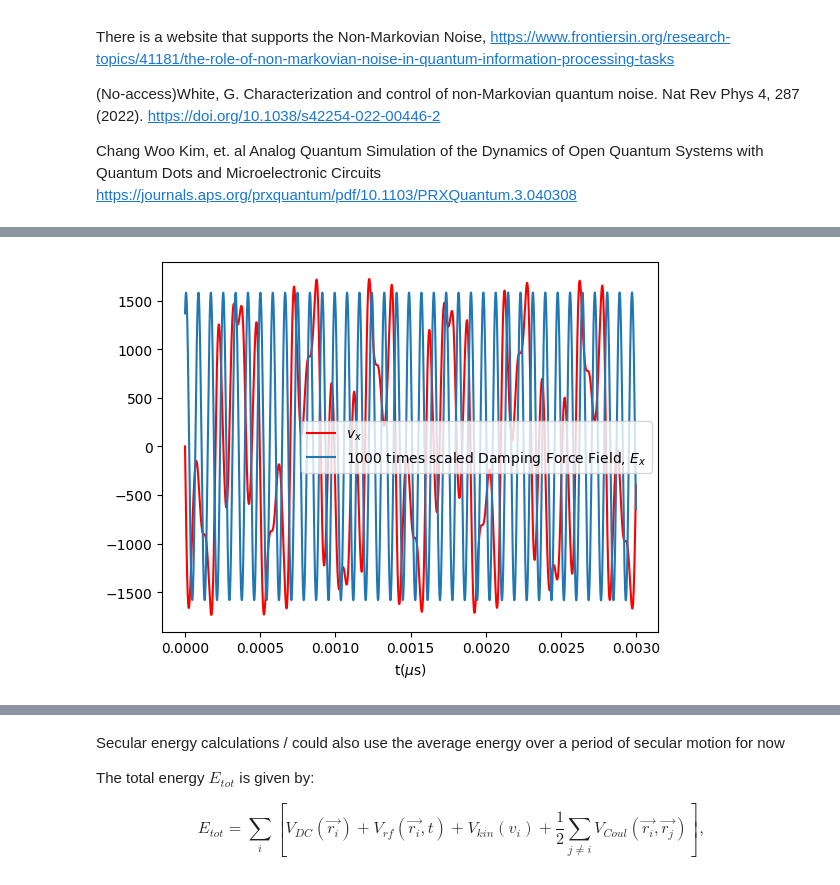
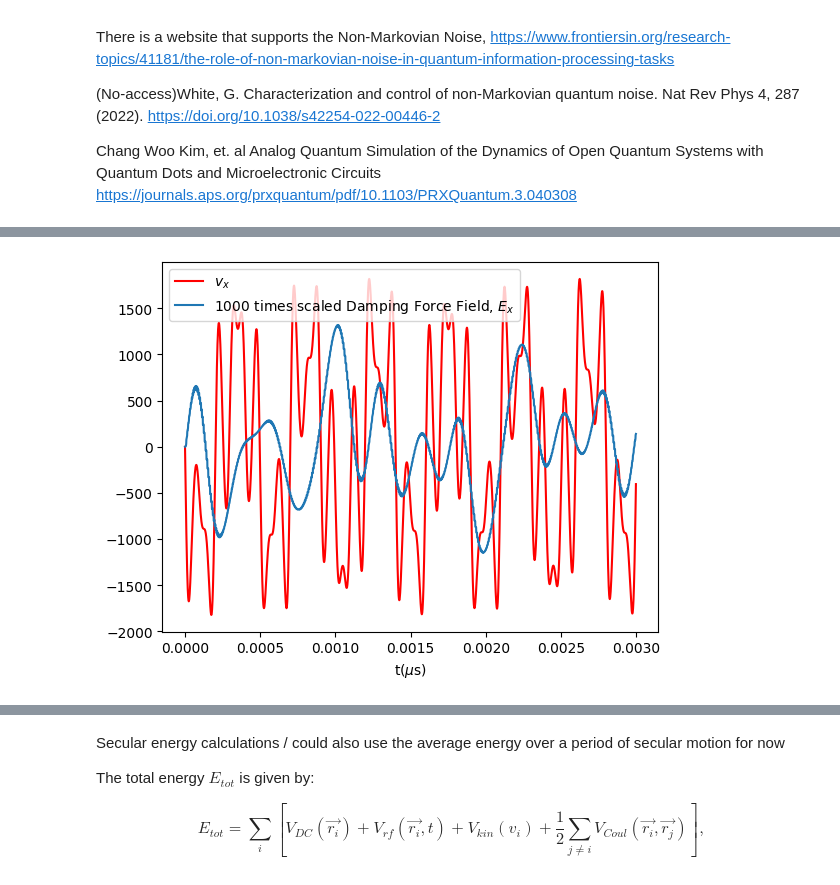
Before and after one commit to yuqian15/electron_micromotion_cooling, a Jupyter notebook: Electron-QIP.ipynb, the cells around one changed output, grey strips where cells are left out. Drawn from its saved outputs; the diff is of its cells as text; code cells hidden in the pictures.

```diff
--- a/Electron-QIP.ipynb
+++ b/Electron-QIP.ipynb
@@ -49,7 +49,7 @@ Temperature = 0.4 # Temperature for the tank circuit, given by article
 # Define the spatial step size and the time step size
 
 dt = 1e-12 # time step size
-T = 30e-6 # total time
+T = 30e-9 # total time
 N = int(T/dt)
 
 t_eval = np.linspace(0, T, N)
@@ -276,8 +319,10 @@ A force damping is needed for real circumstances, the damping force should be mo
 # %%
+
 # Calculate the damping force coefficient
 def DampingFactor(Vec, t):
+    # This for damping facroe
+    '''
     x, y, z, vx, vy, vz = Vec
-    '''
     vx_Nsec.pop(0)
     vy_Nsec.pop(0)
     vz_Nsec.pop(0)
@@ -298,12 +343,16 @@ def DampingFactor(Vec, t):
 
 def DampingForce(Vec, t):
     posi = int(t/dt) - 1
-    DampingFactorx, DampingFactory, DampingFactorz = DampingFactor(Vec, t)
+    x, y, z, vx, vy, vz = Vec
+
     # This is for damping factor method
+    # DampingFactorx, DampingFactory, DampingFactorz = DampingFactor(Vec, t)
     # return DampingFactorx * Damping_Ex[posi], 0., 0.
     # This is for time-segment method
-    return DampingFactorx * Damping_Ex_temp[posi], 0., 0.
-
+    #return DampingFactorx * Damping_Ex_temp[posi], 0., 0.
+    # This is for time-domain method
+    Damping_Ex.append(Rez_t[posi] * vx)
+    return Rez_t[posi] * vx, 0., 0.
 
 #Calculate the JN noise of the circuit
 def JNNoise(Vec, t):
@@ -540,13 +559,13 @@ plt.show()
 # %%
 Zoomnum = int(30e-10/dt)
-plt.plot(t_eval[:Zoomnum] * 1e6, vx_damp[: Zoomnum], 'r-', label = "$v_x$")
-plt.plot(t_eval[:Zoomnum] * 1e6, 1000 * np.array(Damping_Ex[: Zoomnum]), label = "1000 times scaled Damping Force Field, $E_x$")
+plt.plot(np.array(t_eval[:Zoomnum]) * 1e6, vx_damp[: Zoomnum], 'r-', label = "$v_x$")
+plt.plot(np.array(t_eval[:Zoomnum]) * 1e6, 1000 * np.array(Damping_Ex[: Zoomnum]), label = "1000 times scaled Damping Force Field, $E_x$")
 
 plt.legend()
 plt.xlabel("t($\mu$s)")
 plt.show()
 # %% [output]
-[figure, old version]
+[figure, new version]
 # %%
 # Plot the x-axis motion
 fig1, ax = plt.subplots(1,2)
```
Also changed, not shown: parts of 10 cells of this notebook, 2 other files.
